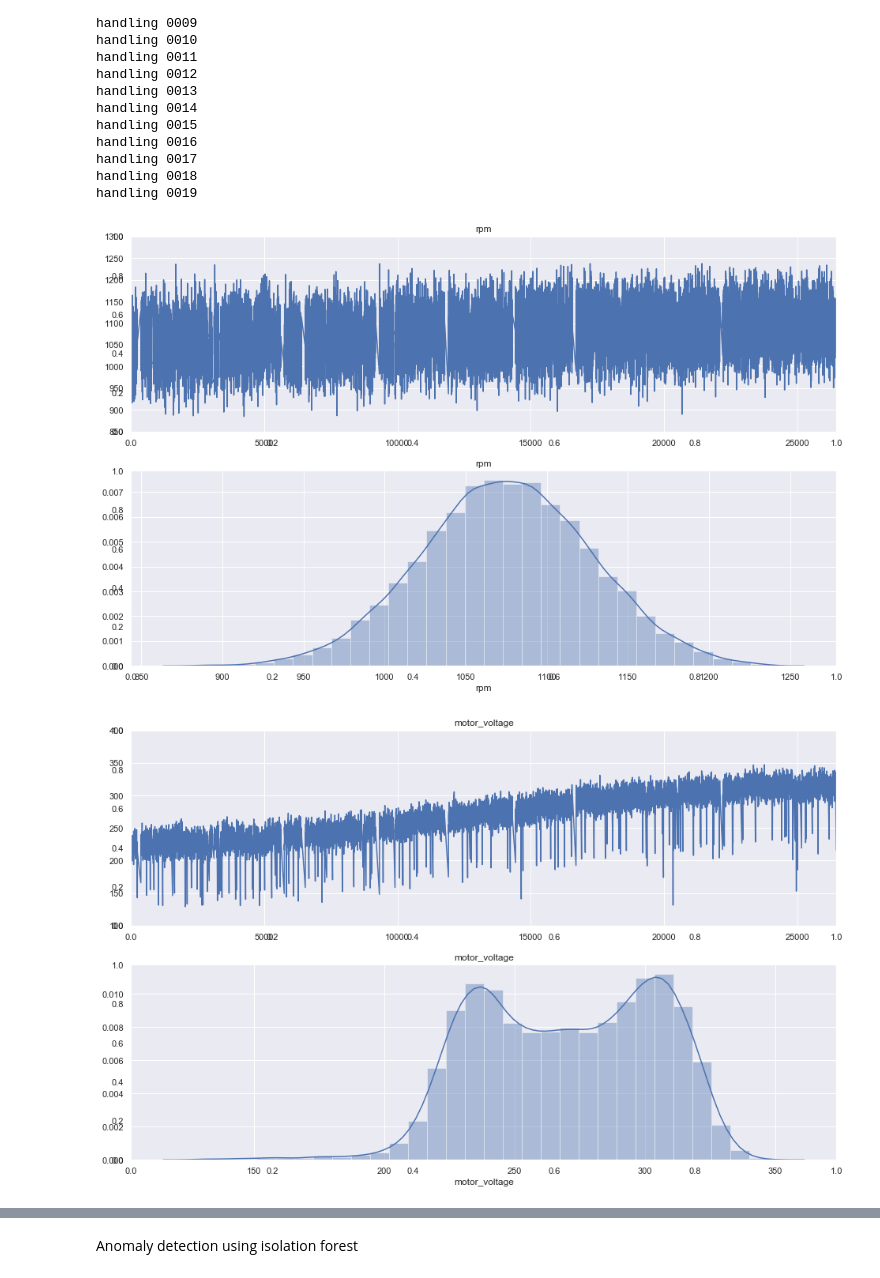
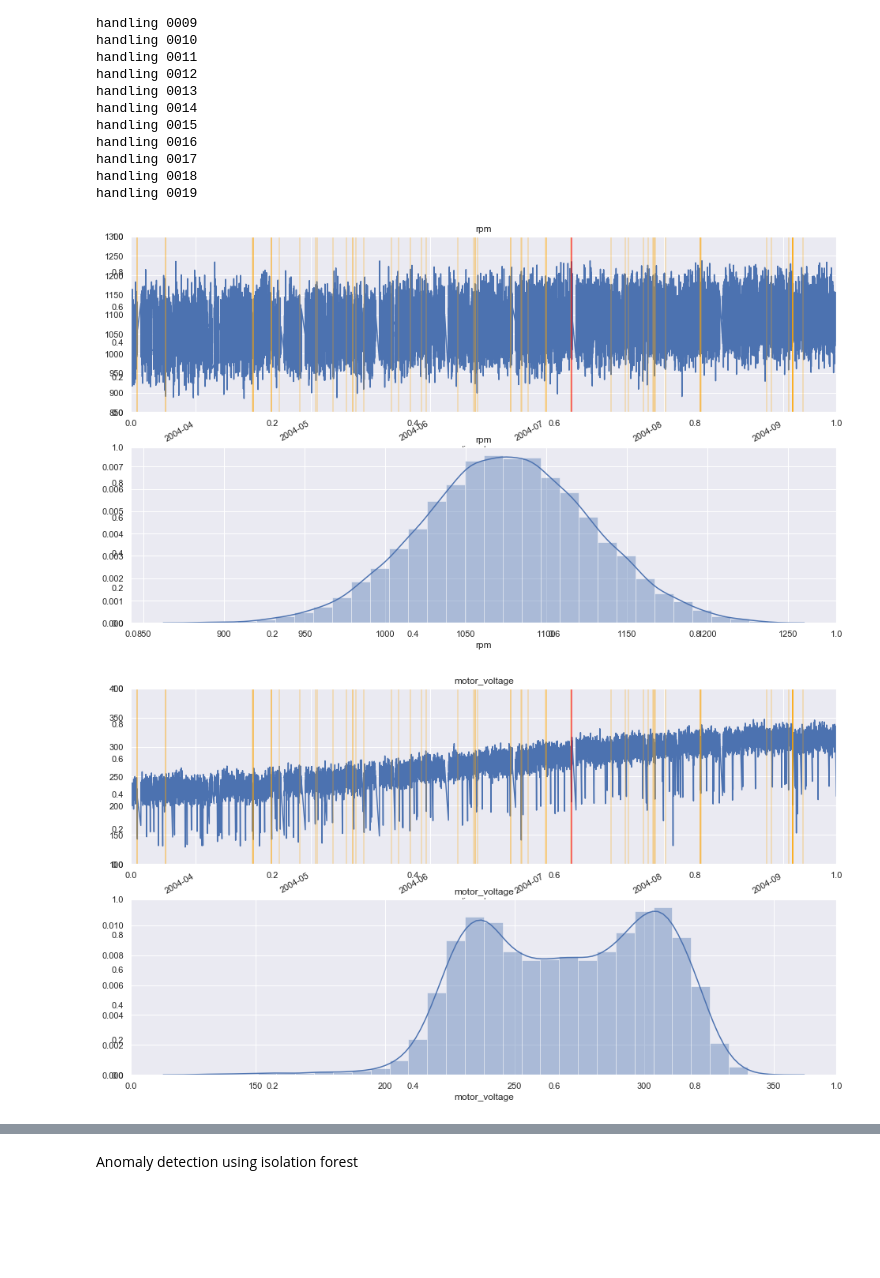
Before and after one commit to telenovelachuan/predictive_widget_maintenance, a Jupyter notebook: notebooks/anomaly detection.ipynb, the cells around one changed output, grey strips where cells are left out. Drawn from its saved outputs; the diff is of its cells as text; code cells hidden in the pictures; blank space fills up the shorter version.

Commit message:
anomaly detection with alarming

```diff
--- a/notebooks/anomaly detection.ipynb
+++ b/notebooks/anomaly detection.ipynb
@@ -24,17 +24,33 @@ def exclude_anomalies(df, thresholds):
         result = result[(result[feature] > low_limit) & (result[feature] < high_limit)]
     return result
 
-def plot_feature_in_df(df_input, feature_name, ylim_low=-20, ylim_high=3000, bins=20):
+def plot_feature_in_df(unit, feature_name, ylim_low=-20, ylim_high=3000, bins=20):
+    unit_name = "000{}".format(unit) if unit < 10 else "00{}".format(unit)
+    df_unit = pd.read_csv("../data/processed/train/unit{}_rms_anomaly_excluded.csv".format(unit_name), index_col=0)
+    df_unit['timestamp'] = pd.to_datetime(df_unit['timestamp'])
     sns.set()
     fig, axs = plt.subplots(2, 1, figsize=(16, 10))
     ax1 = fig.add_subplot(211)
     ax1.title.set_text(feature_name)
+    df_unit.set_index('timestamp', inplace=True)
     if ylim_low is None and ylim_high is None:
-        df_input[feature_name].plot()
+        df_unit[feature_name].plot(label=feature_name)
     else:
-        df_input[feature_name].plot(ylim=(ylim_low, ylim_high))
+        df_unit[feature_name].plot(ylim=(ylim_low, ylim_high), label=feature_name)
+
+    # plot warnings and errors
+    df_alarm = pd.read_csv("../data/raw/train/unit{}_alarms.csv".format(unit_name), header=None, names=['timestamp', 'warning'])
+    df_alarm['timestamp'] = pd.to_datetime(df_alarm['timestamp'])
+    df_alarm.set_index('timestamp', inplace=True)
+    warning_x = df_alarm[df_alarm['warning'] == 'warning'].index.values
+    error_x = df_alarm[df_alarm['warning'] == 'error'].index.values
+    for warning in warning_x:
+        plt.axvline(x=warning, color='orange', alpha=0.3, label='warning')
+    for error in error_x:
+        plt.axvline(x=error, color='red', alpha=0.7, label='error')
+    #plt.legend()
     ax2 = fig.add_subplot(212)
-    sns.distplot(df_input[feature_name], bins=bins)
+    sns.distplot(df_unit[feature_name], bins=bins)
     ax2.title.set_text(feature_name)
     plt.show()
 
@@ -104,14 +120,14 @@ handling 0017
 handling 0018
 handling 0019
 # %%
-def plot_features_in_df(df_input):
-    plot_feature_in_df(df_input, 'rpm', ylim_low=850, ylim_high=1300, bins=30)
-    plot_feature_in_df(df_input, 'motor_voltage', ylim_low=100, ylim_high=400, bins=30)
-    plot_feature_in_df(df_input, 'motor_current', ylim_low=0, ylim_high=60, bins=30)
-    plot_feature_in_df(df_input, 'motor_temp', ylim_low=-10, ylim_high=260, bins=30)
-    plot_feature_in_df(df_input, 'inlet_temp', ylim_low=-10, ylim_high=260, bins=30)
+def plot_features_in_df(unit):
+    plot_feature_in_df(unit, 'rpm', ylim_low=850, ylim_high=1300, bins=30)
+    plot_feature_in_df(unit, 'motor_voltage', ylim_low=100, ylim_high=400, bins=30)
+    plot_feature_in_df(unit, 'motor_current', ylim_low=0, ylim_high=60, bins=30)
+    plot_feature_in_df(unit, 'motor_temp', ylim_low=-10, ylim_high=260, bins=30)
+    plot_feature_in_df(unit, 'inlet_temp', ylim_low=-10, ylim_high=260, bins=30)
 
-plot_features_in_df(df_by_bp)
+plot_features_in_df(1)
 # %% [output]
-[figure, old version]
+[figure, new version]
-[figure, old version]
+[figure, new version]
```
Also changed, not shown: parts of 1 cell of this notebook.
